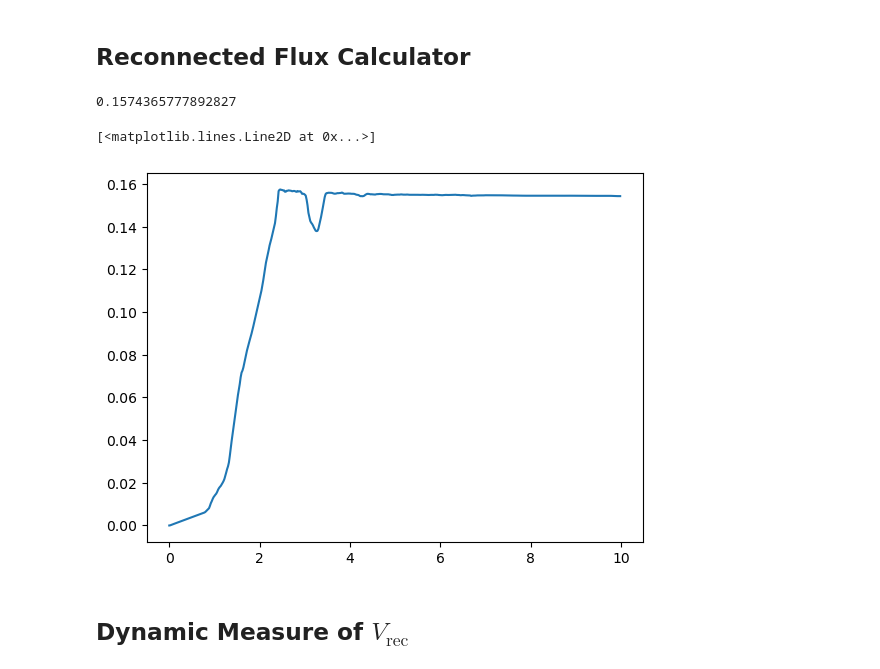
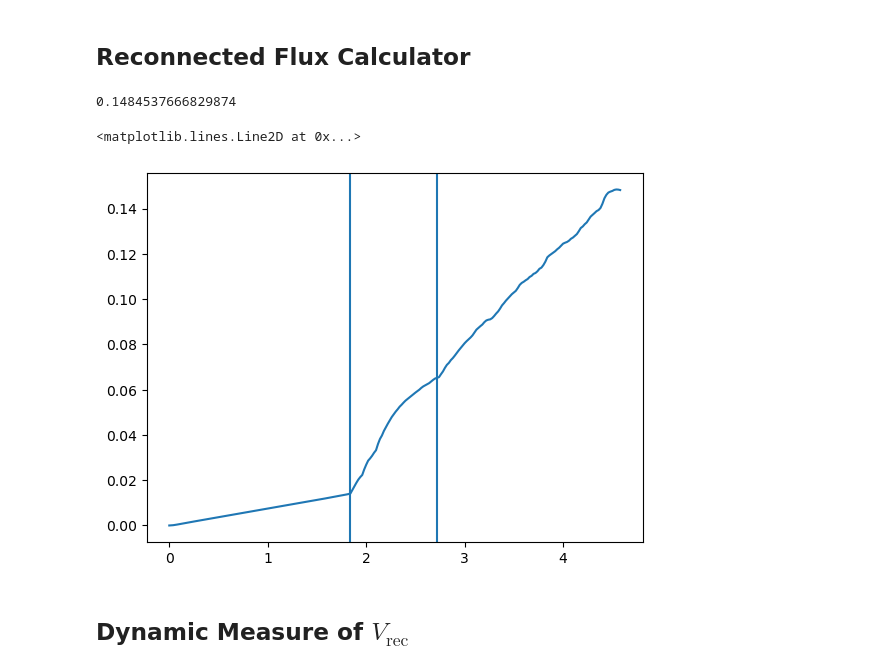
Before and after one commit to conanliptortt/MMath-Project-CL, a Jupyter notebook: Calculator_Tools/Calculate_Fluxes_Rates.ipynb, the cells around one changed output. Drawn from its saved outputs; the diff is of its cells as text; code cells hidden in the pictures.

```diff
--- a/Calculator_Tools/Calculate_Fluxes_Rates.ipynb
+++ b/Calculator_Tools/Calculate_Fluxes_Rates.ipynb
@@ -104,11 +104,11 @@ def calculator_original(times, fluxes):
 # %% [markdown]
 ## Reconnected Flux Calculator
 # %%
-folder = 'sim_13_hall_2'
+folder = '/local_raid/honproj2/conan/sim_13_hall_5'
 data_dir = folder + '/Data'
 # %%
 data = sh.getdata(0,data_dir,verbose=False)
-N = 500
+N = 230
 
 #Create times and fluxes
 times = np.zeros(N)
@@ -138,13 +138,15 @@ with open(src, 'r') as fp:
 # see if all available flux is reconnected
 print(max(fluxes))
 # %% [output]
-0.1574365777892827
+0.1484537666829874
 # %%
 # Visualise the reconnected flux vs time
 plt.plot(times, fluxes)
+plt.axvline(1.84)
+plt.axvline(2.72)
 # %% [output]
-[<matplotlib.lines.Line2D at 0x...>]
+<matplotlib.lines.Line2D at 0x...>
-[figure, old version]
+[figure, new version]
 # %% [markdown]
 ## Dynamic Measure of $V_{\text{rec}}$
 # %%
```
Also changed, not shown: parts of 3 cells of this notebook, 1 other file.
